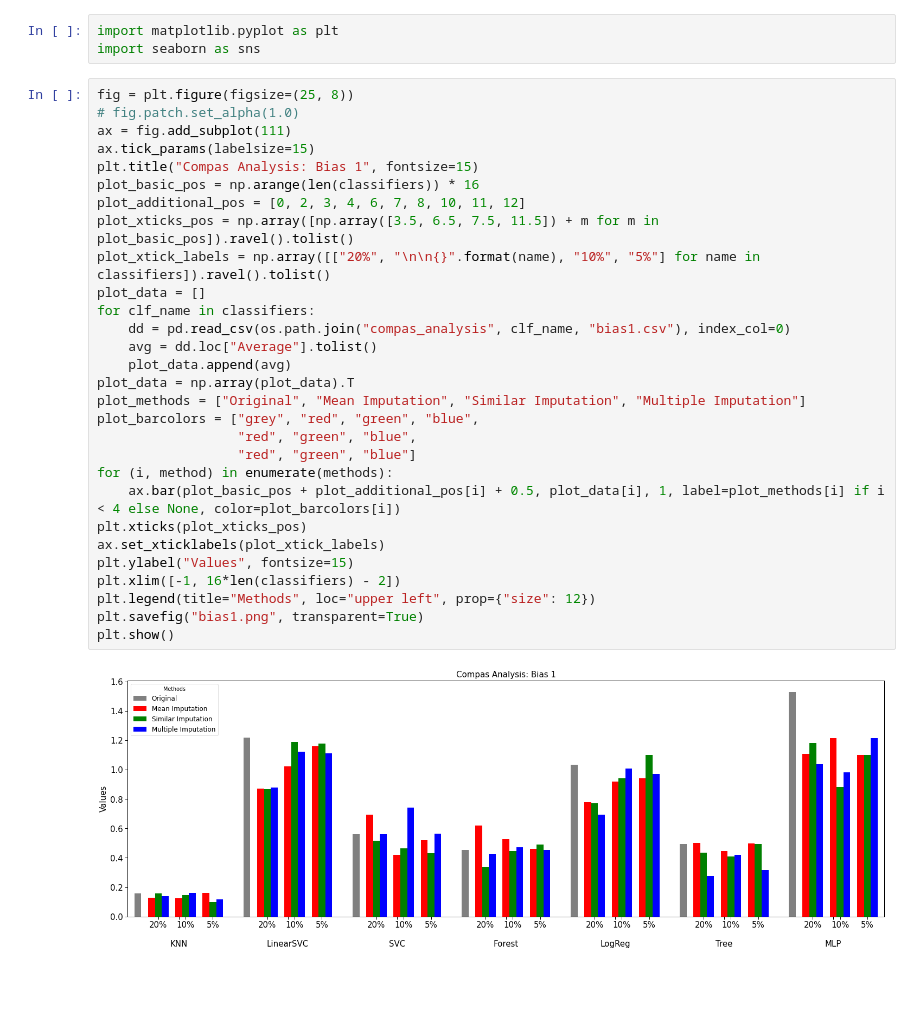
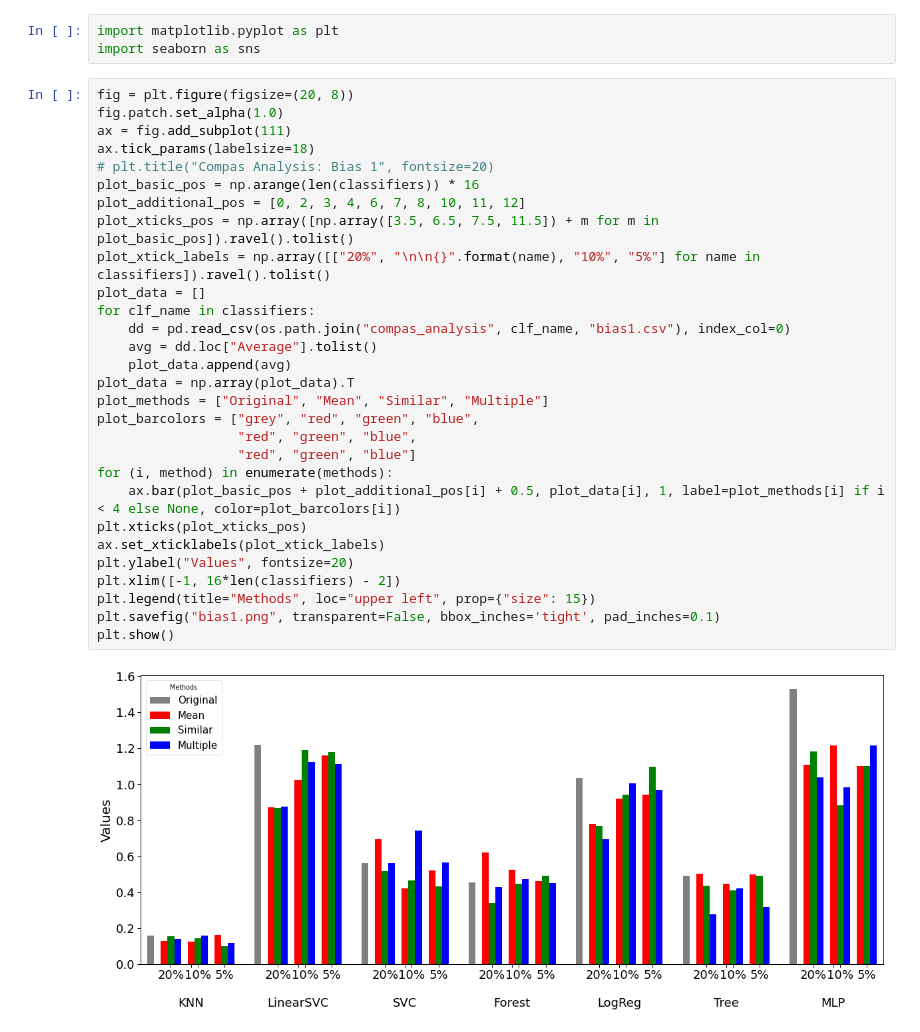
Before and after one commit to teamclouday/DataImputation, a Jupyter notebook: compas_analysis.ipynb, the cells around one changed output. Saved outputs shown, nothing was run; the diff lists cells and outputs as text; blank space fills up the shorter version.

Commit message:
update graphs

```diff
--- a/compas_analysis.ipynb
+++ b/compas_analysis.ipynb
@@ -584,34 +584,34 @@ save_bias(raw_data)
 import matplotlib.pyplot as plt
 import seaborn as sns
 # %%
-fig = plt.figure(figsize=(25, 8))
-# fig.patch.set_alpha(1.0)
+fig = plt.figure(figsize=(20, 8))
+fig.patch.set_alpha(1.0)
 ax = fig.add_subplot(111)
-ax.tick_params(labelsize=15)
-plt.title("Compas Analysis: Bias 1", fontsize=15)
+ax.tick_params(labelsize=18)
+# plt.title("Compas Analysis: Bias 1", fontsize=20)
 plot_basic_pos = np.arange(len(classifiers)) * 16
 plot_additional_pos = [0, 2, 3, 4, 6, 7, 8, 10, 11, 12]
 plot_xticks_pos = np.array([np.array([3.5, 6.5, 7.5, 11.5]) + m for m in plot_basic_pos]).ravel().tolist()
 plot_xtick_labels = np.array([["20%", "\n\n{}".format(name), "10%", "5%"] for name in classifiers]).ravel().tolist()
 plot_data = []
 for clf_name in classifiers:
     dd = pd.read_csv(os.path.join("compas_analysis", clf_name, "bias1.csv"), index_col=0)
     avg = dd.loc["Average"].tolist()
     plot_data.append(avg)
 plot_data = np.array(plot_data).T
-plot_methods = ["Original", "Mean Imputation", "Similar Imputation", "Multiple Imputation"]
+plot_methods = ["Original", "Mean", "Similar", "Multiple"]
 plot_barcolors = ["grey", "red", "green", "blue",
                   "red", "green", "blue",
                   "red", "green", "blue"]
 for (i, method) in enumerate(methods):
     ax.bar(plot_basic_pos + plot_additional_pos[i] + 0.5, plot_data[i], 1, label=plot_methods[i] if i < 4 else None, color=plot_barcolors[i])
 plt.xticks(plot_xticks_pos)
 ax.set_xticklabels(plot_xtick_labels)
-plt.ylabel("Values", fontsize=15)
+plt.ylabel("Values", fontsize=20)
 plt.xlim([-1, 16*len(classifiers) - 2])
-plt.legend(title="Methods", loc="upper left", prop={"size": 12})
-plt.savefig("bias1.png", transparent=True)
+plt.legend(title="Methods", loc="upper left", prop={"size": 15})
+plt.savefig("bias1.png", transparent=False, bbox_inches='tight', pad_inches=0.1)
 plt.show()
 # %% [output]
-[figure, old version]
+[figure, new version]
 # %%
```
Also changed, not shown: parts of 2 cells of this notebook, 3 other files.
